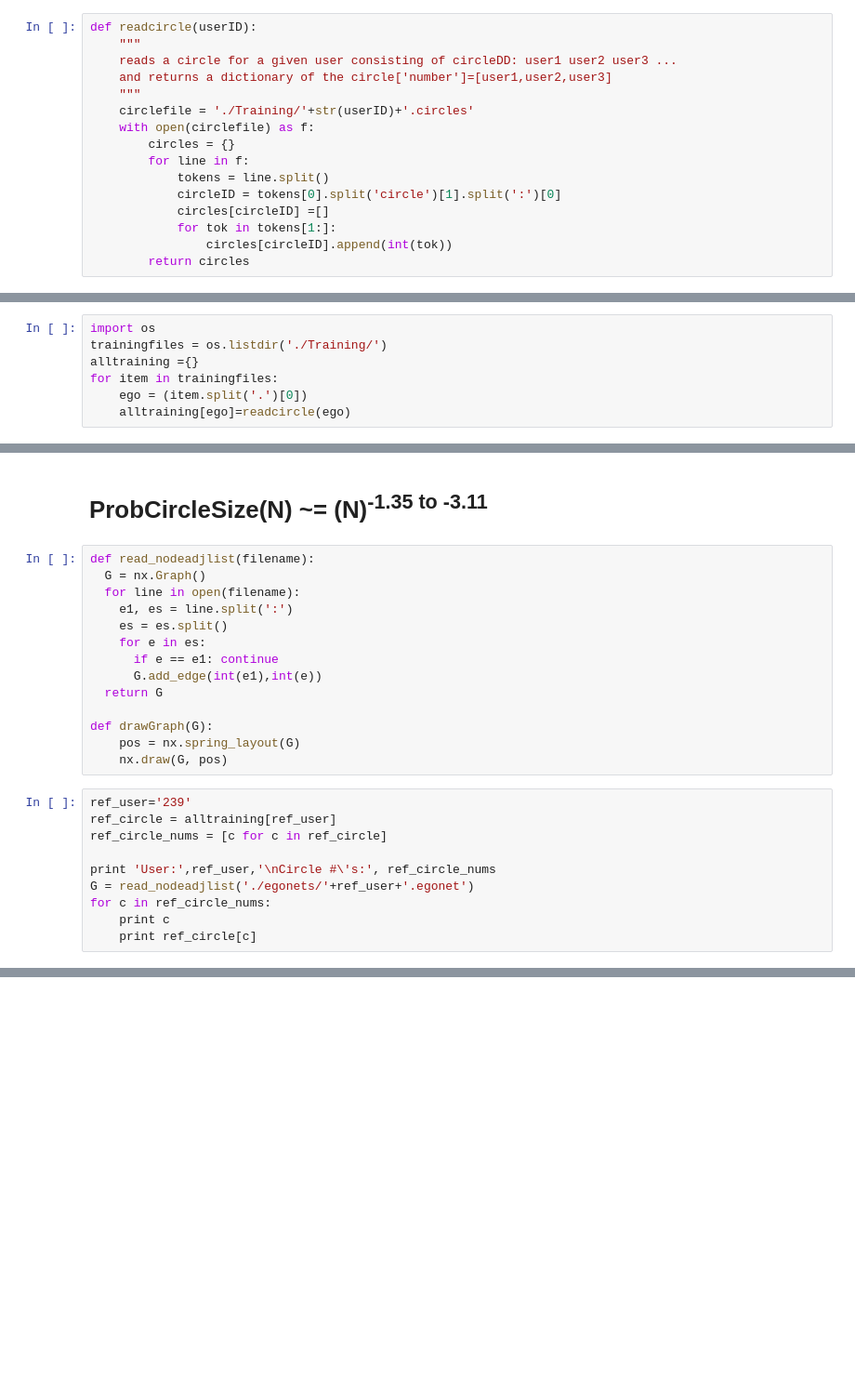
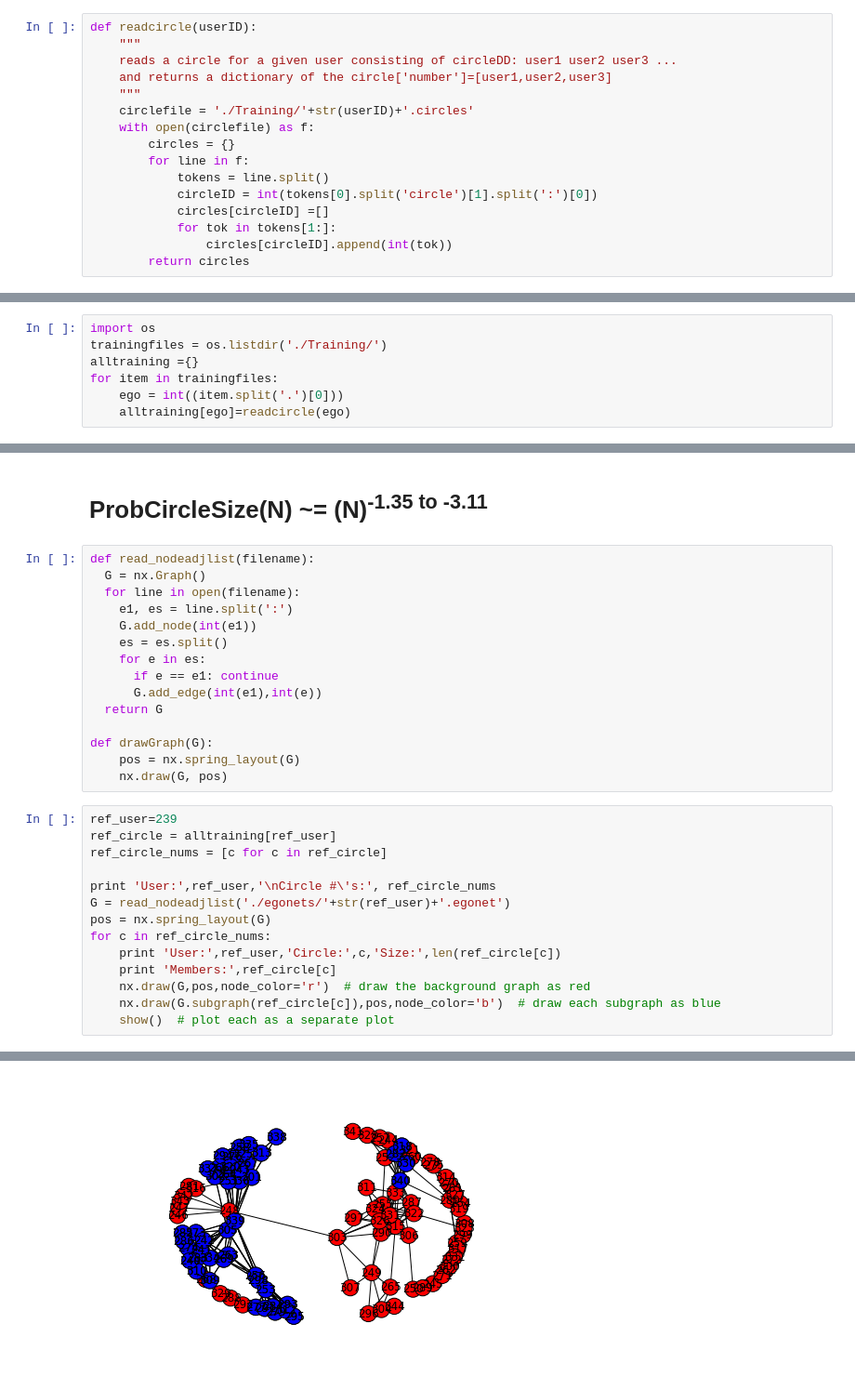
Before and after one commit to bmkessler/Kaggle_Social_Circles, a Jupyter notebook: BK_scratch.ipynb, the cells around one changed output, grey strips where cells are left out. Shown at 93% size. Drawn from its saved outputs; the diff is of its cells as text; blank space fills up the shorter version.

```diff
--- a/BK_scratch.ipynb
+++ b/BK_scratch.ipynb
@@ -206,7 +206,7 @@ def readcircle(userID):
         circles = {}
         for line in f:
             tokens = line.split()
-            circleID = tokens[0].split('circle')[1].split(':')[0]
+            circleID = int(tokens[0].split('circle')[1].split(':')[0])
             circles[circleID] =[]
             for tok in tokens[1:]:
                 circles[circleID].append(int(tok))
@@ -326,7 +326,7 @@ import os
 trainingfiles = os.listdir('./Training/')
 alltraining ={}
 for item in trainingfiles:
-    ego = (item.split('.')[0])
+    ego = int((item.split('.')[0]))
     alltraining[ego]=readcircle(ego)
 # %%
 circlesizes =[]
@@ -411,6 +411,7 @@ def read_nodeadjlist(filename):
   G = nx.Graph()
   for line in open(filename):
     e1, es = line.split(':')
+    G.add_node(int(e1))
     es = es.split()
     for e in es:
       if e == e1: continue
@@ -421,14 +422,18 @@ def drawGraph(G):
     pos = nx.spring_layout(G)
     nx.draw(G, pos)
 # %%
-ref_user='239'
+ref_user=239
 ref_circle = alltraining[ref_user]
 ref_circle_nums = [c for c in ref_circle]
 
 print 'User:',ref_user,'\nCircle #\'s:', ref_circle_nums
-G = read_nodeadjlist('./egonets/'+ref_user+'.egonet')
+G = read_nodeadjlist('./egonets/'+str(ref_user)+'.egonet')
+pos = nx.spring_layout(G)
 for c in ref_circle_nums:
-    print c
-    print ref_circle[c]
+    print 'User:',ref_user,'Circle:',c,'Size:',len(ref_circle[c])
+    print 'Members:',ref_circle[c]
+    nx.draw(G,pos,node_color='r')  # draw the background graph as red
+    nx.draw(G.subgraph(ref_circle[c]),pos,node_color='b')  # draw each subgraph as blue
+    show()  # plot each as a separate plot
 # %% [output]
 User: 239
@@ -443,0 +443 @@ Circle #'s: ['19', '18', '17', '16']
+[figure, added]
```
Also changed, not shown: parts of 21 cells of this notebook.
